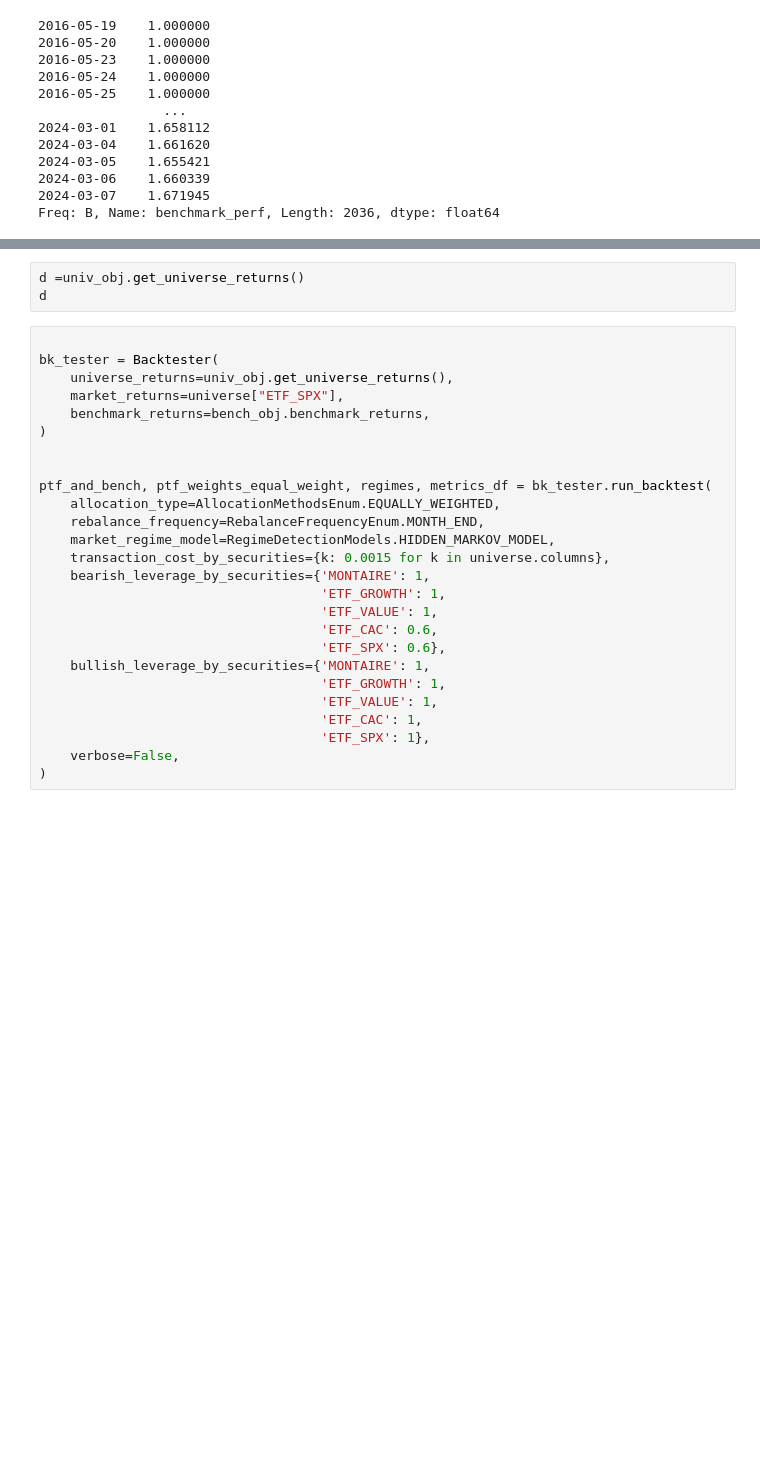
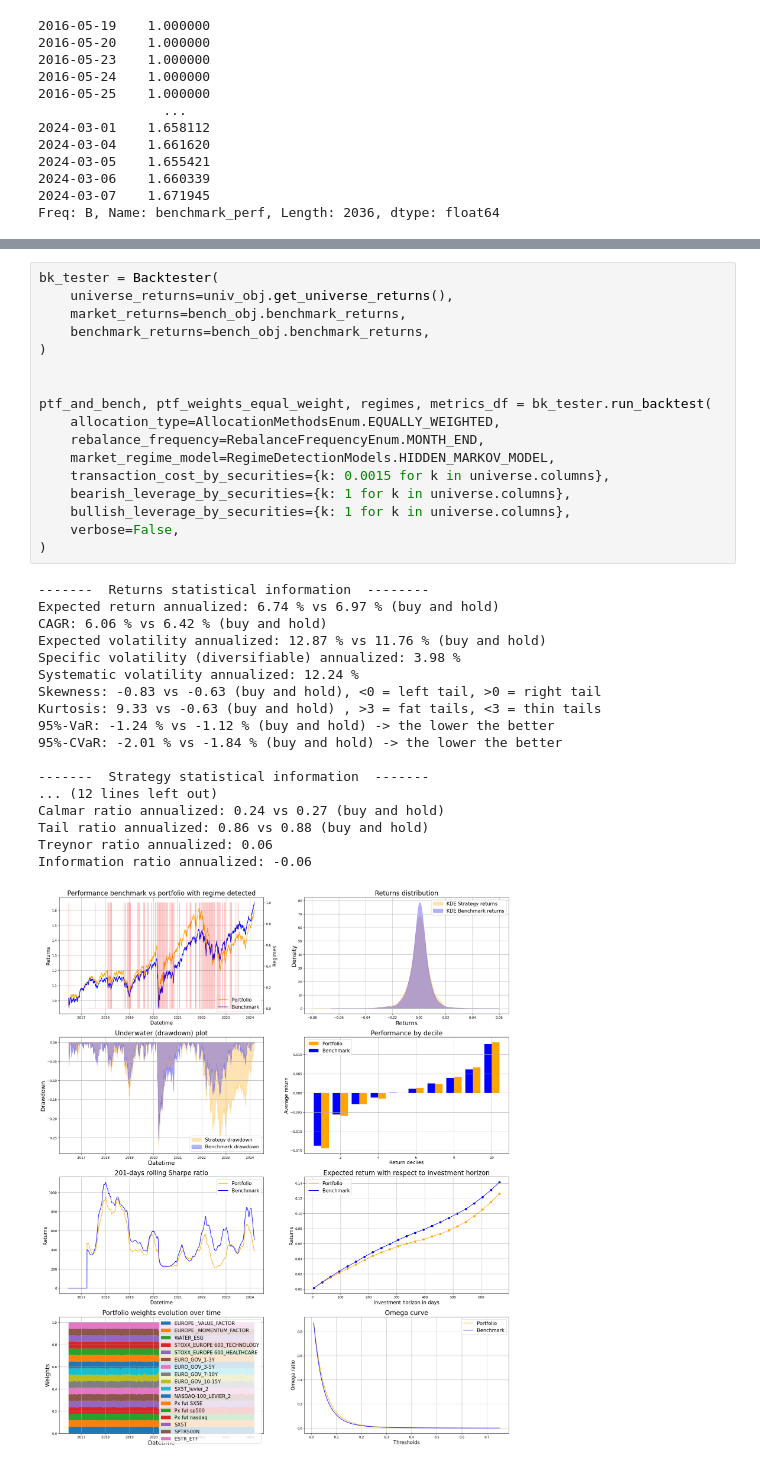
Before and after one commit to BaptisteZloch/Cross-Asset-Investment-Solutions, a Jupyter notebook: src/backtest_portoflio.ipynb, the cells around one changed output, grey strips where cells are left out. Drawn from its saved outputs; the diff is of its cells as text; blank space fills up the shorter version.

Commit message:
Added data from milo into universe good

```diff
--- a/src/backtest_portoflio.ipynb
+++ b/src/backtest_portoflio.ipynb
@@ -31,32 +49,39 @@ universe
-# %%
-d =univ_obj.get_universe_returns()
-d
 # %%
-
 bk_tester = Backtester(
     universe_returns=univ_obj.get_universe_returns(),
-    market_returns=universe["ETF_SPX"],
+    market_returns=bench_obj.benchmark_returns,
     benchmark_returns=bench_obj.benchmark_returns,
 )
 
 
 ptf_and_bench, ptf_weights_equal_weight, regimes, metrics_df = bk_tester.run_backtest(
     allocation_type=AllocationMethodsEnum.EQUALLY_WEIGHTED,
     rebalance_frequency=RebalanceFrequencyEnum.MONTH_END,
     market_regime_model=RegimeDetectionModels.HIDDEN_MARKOV_MODEL,
     transaction_cost_by_securities={k: 0.0015 for k in universe.columns},
-    bearish_leverage_by_securities={'MONTAIRE': 1,
-                                    'ETF_GROWTH': 1,
-                                    'ETF_VALUE': 1,
-                                    'ETF_CAC': 0.6,
-                                    'ETF_SPX': 0.6},
-    bullish_leverage_by_securities={'MONTAIRE': 1,
-                                    'ETF_GROWTH': 1,
-                                    'ETF_VALUE': 1,
-                                    'ETF_CAC': 1,
-                                    'ETF_SPX': 1},
+    bearish_leverage_by_securities={k: 1 for k in universe.columns},
+    bullish_leverage_by_securities={k: 1 for k in universe.columns},
     verbose=False,
 )
+# %% [output]
+-------  Returns statistical information  --------
+Expected return annualized: 6.74 % vs 6.97 % (buy and hold)
+CAGR: 6.06 % vs 6.42 % (buy and hold)
+Expected volatility annualized: 12.87 % vs 11.76 % (buy and hold)
+Specific volatility (diversifiable) annualized: 3.98 %
+Systematic volatility annualized: 12.24 %
+Skewness: -0.83 vs -0.63 (buy and hold), <0 = left tail, >0 = right tail
+Kurtosis: 9.33 vs -0.63 (buy and hold) , >3 = fat tails, <3 = thin tails
+95%-VaR: -1.24 % vs -1.12 % (buy and hold) -> the lower the better
+95%-CVaR: -2.01 % vs -1.84 % (buy and hold) -> the lower the better
+
+-------  Strategy statistical information  -------
+... (12 lines left out)
+Calmar ratio annualized: 0.24 vs 0.27 (buy and hold)
+Tail ratio annualized: 0.86 vs 0.88 (buy and hold)
+Treynor ratio annualized: 0.06
+Information ratio annualized: -0.06
+[figure, added]
 # %%
 fig, ax = plt.subplots(1, 1, figsize=(25, 10))
 
```
Also changed, not shown: parts of 3 cells of this notebook, 3 other files.
